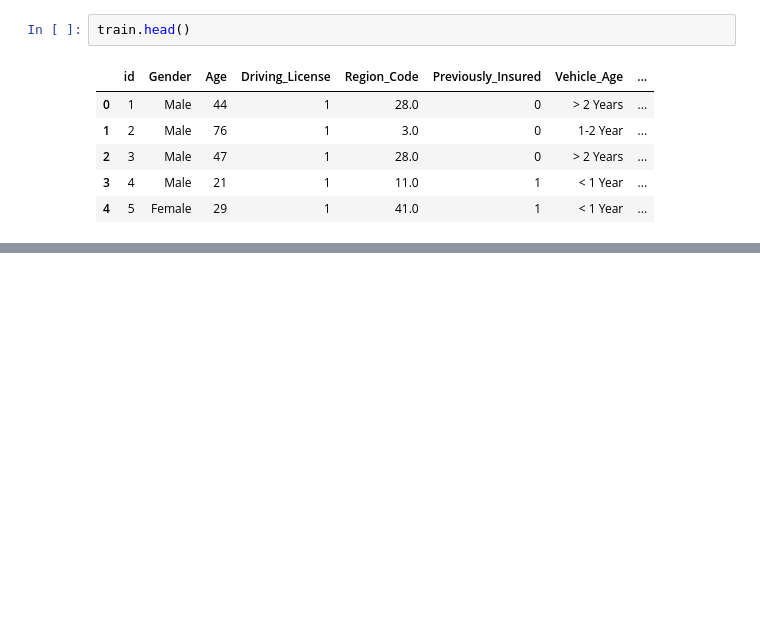
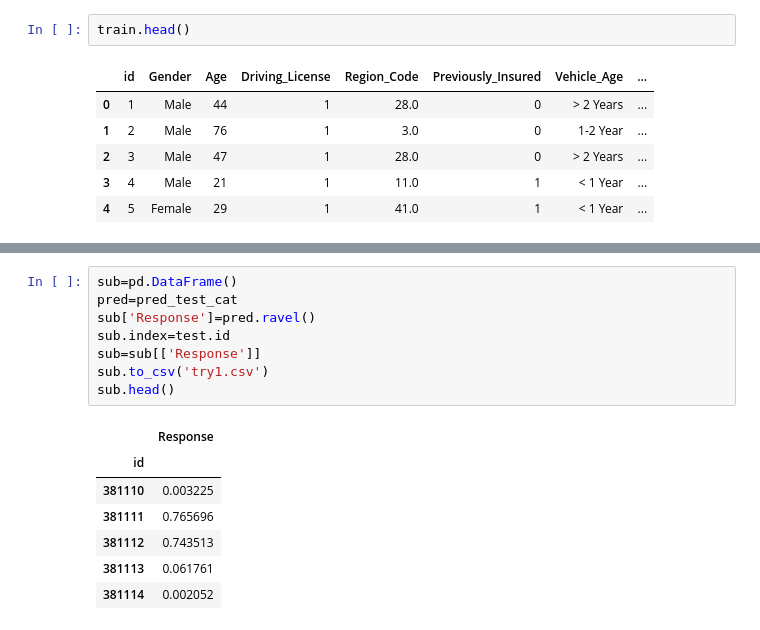
Before and after one commit to ashishrai512/Cross-sell-Prediction, a Jupyter notebook: Cross sell v1.ipynb, the cells around one changed output, grey strips where cells are left out. Saved outputs shown, nothing was run; the diff lists cells and outputs as text; blank space fills up the shorter version.

```diff
--- a/Cross sell v1.ipynb
+++ b/Cross sell v1.ipynb
@@ -101,0 +138,16 @@ sub.head()
+# %%
+sub=pd.DataFrame()
+pred=pred_test_cat
+sub['Response']=pred.ravel()
+sub.index=test.id
+sub=sub[['Response']]
+sub.to_csv('try1.csv')
+sub.head()
+# %% [output]
+|  | Response |
+| id |  |
+| 381110 | 0.003225 |
+| 381111 | 0.765696 |
+| 381112 | 0.743513 |
+| 381113 | 0.061761 |
+| 381114 | 0.002052 |
```
Also changed, not shown: parts of 16 cells of this notebook.
